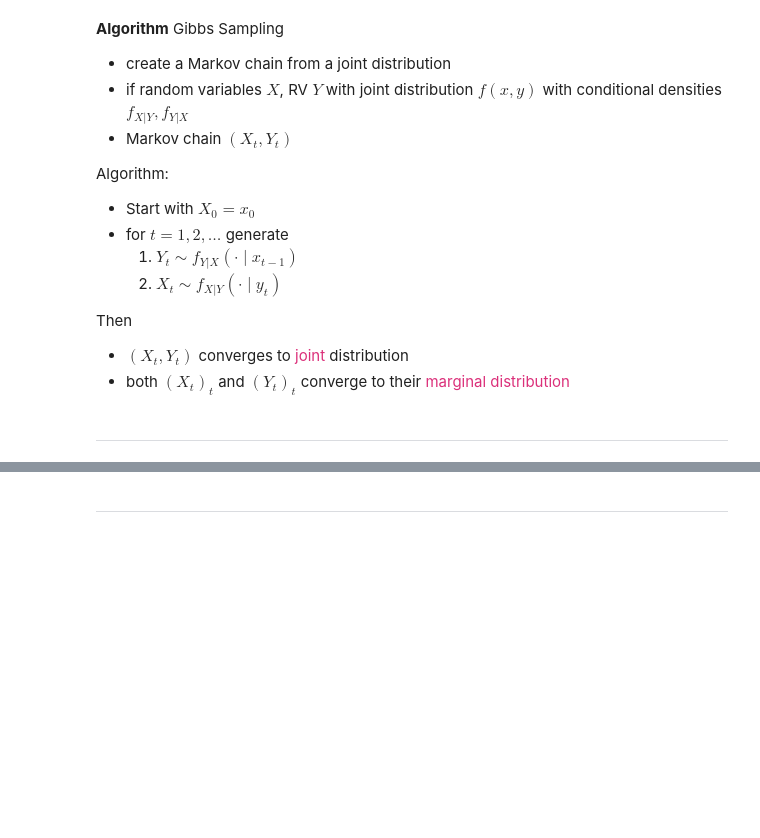
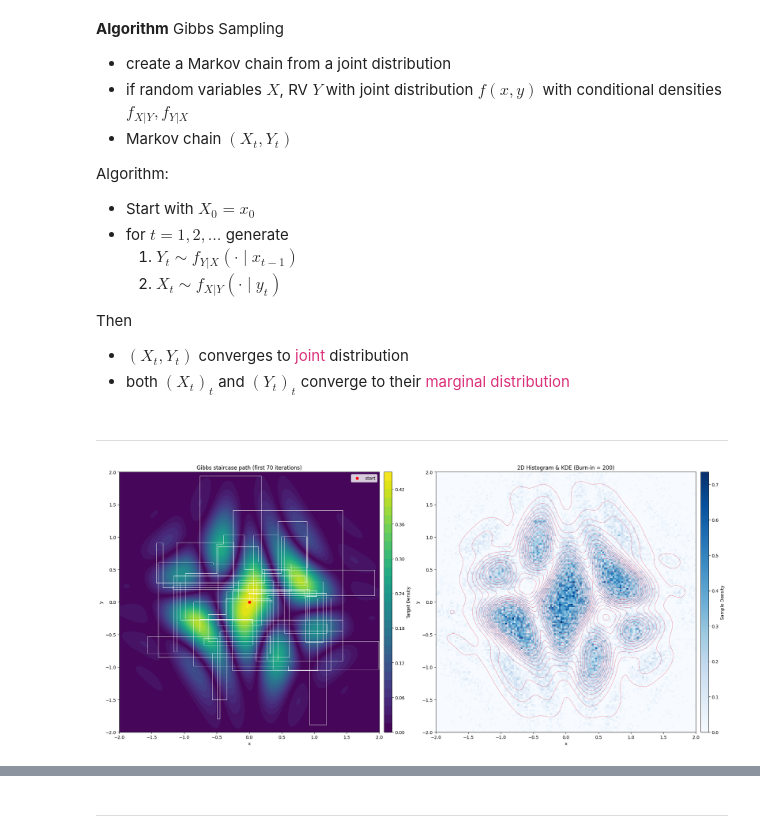
Before and after one commit to Japanese-Maple/Computational_Statistics, a Jupyter notebook: 3_Gibbs_Sampler.ipynb, the cells around one changed output, grey strips where cells are left out. Drawn from its saved outputs; the diff is of its cells as text; code cells hidden in the pictures; blank space fills up the shorter version.

```diff
--- a/3_Gibbs_Sampler.ipynb
+++ b/3_Gibbs_Sampler.ipynb
@@ -42,0 +85,72 @@ Then
+# %%
+a = 2
+
+path_x, path_y, xs, ys = gibbs_sampler(n_iterations=50_000, x0=0.0, y0=0.0, grid_range=a, grid_points=2000)
+
+xg = np.linspace(-a, a, 1000)
+Xg, Yg = np.meshgrid(xg, xg)
+Zg_raw = f(Xg, Yg)
+
+Z = np.trapz(np.trapz(Zg_raw, xg, axis=1), xg)
+
+def f_normalized(x, y):
+    return f(x, y) / Z
+
+Zg = f_normalized(Xg, Yg)
+
+burn = 200
+xs_kept, ys_kept = xs[burn:], ys[burn:]
+# %%
+fig, ax = plt.subplots(ncols=2, nrows=1, figsize=(20, 11))
+
+n_show = 70
+
+cf0 = ax[0].contourf(Xg, Yg, Zg, levels=30, cmap="viridis")
+ax[0].plot(path_x[:2*n_show], path_y[:2*n_show], color="white", lw=0.7)
+ax[0].scatter(path_x[0], path_y[0], color="red", zorder=5, label="start")
+ax[0].set_title(f"Gibbs staircase path (first {n_show} iterations)")
+ax[0].set_xlabel("x")
+ax[0].set_ylabel("y")
+ax[0].legend()
+
+counts, xedges, yedges, im = ax[1].hist2d(
+    xs_kept, ys_kept,
+    bins=150,
+    cmap="Blues",
+    density=True
+)
+
+sns.kdeplot(
+    x=xs_kept,
+    y=ys_kept,
+    ax=ax[1],
+    levels=17,
+    color="crimson",
+    linewidths=0.7,
+    alpha=0.5
+)
+
+ax[1].set_title(f"2D Histogram & KDE (Burn-in = {burn})")
+ax[1].set_xlabel("x")
+ax[1].set_ylabel("y")
+
+for i in [0, 1]:
+    ax[i].set_aspect('equal')
+    ax[i].set_xlim([-a, a])
+    ax[i].set_ylim([-a, a])
+
+divider1 = make_axes_locatable(ax[1])
+cax1 = divider1.append_axes("right", size="3%", pad=0.15)
+cbar1 = fig.colorbar(im, cax=cax1)
+cbar1.set_label("Sample Density")
+
+divider0 = make_axes_locatable(ax[0])
+cax0 = divider0.append_axes("right", size="3%", pad=0.15)
+cbar0 = fig.colorbar(cf0, cax=cax0)
+cbar0.set_label("Target Density")
+
+plt.tight_layout()
+plt.savefig('Outputs/Gibbs_Sampler/Gibbs_2dsamples_Kde_vs_Target.png', bbox_inches='tight')
+plt.show()
+# %% [output]
+[figure, added]
```
Also changed, not shown: parts of 5 cells of this notebook, 2 other files.
